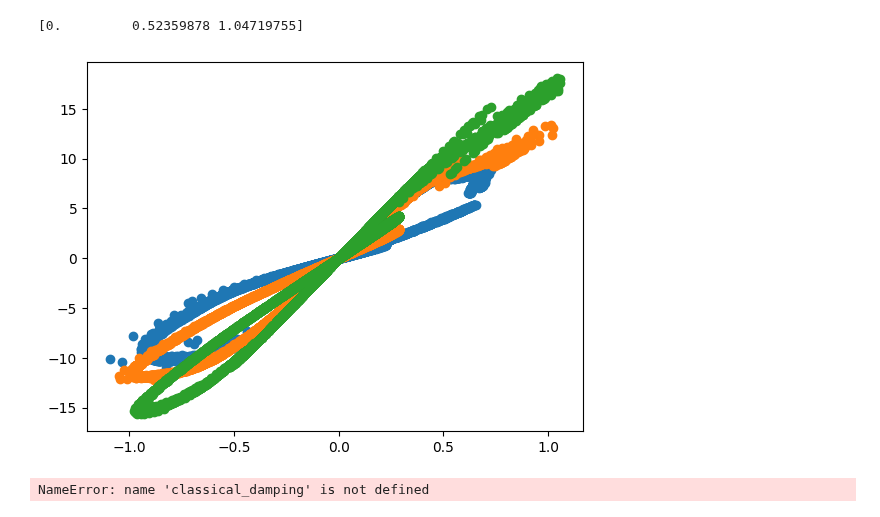
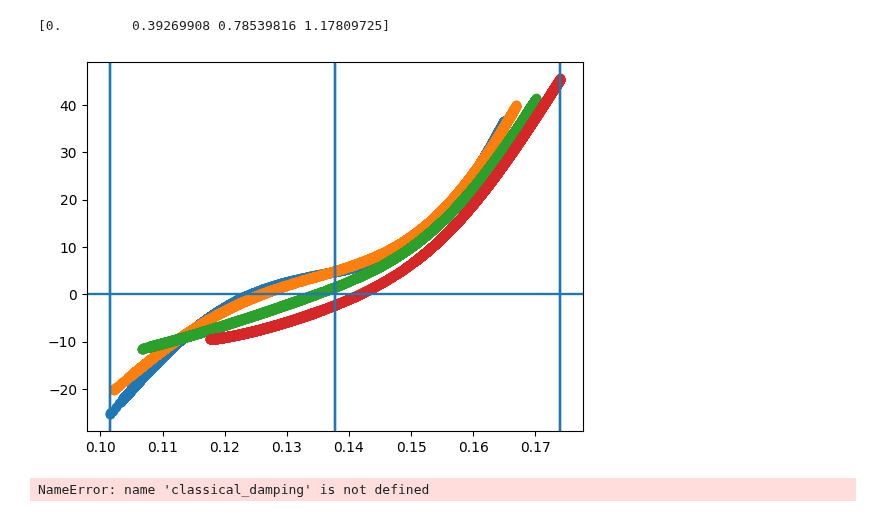
Before and after one commit to JGSuw/hsa_hopper_control, a Jupyter notebook: notebooks/aim2/hsa_model_analysis.ipynb, the cells around one changed output. Cells and saved outputs as stored; diff of their text form; code cells hidden in the pictures.

```diff
--- a/notebooks/aim2/hsa_model_analysis.ipynb
+++ b/notebooks/aim2/hsa_model_analysis.ipynb
@@ -148,7 +149,7 @@ def make_lstsq_data(model: HSAModel, actuator_model: dict, frame: pd.DataFrame):
     flight_grav = (dldx*9.81)
     m_cart = total_mass - actuator_model['m_foot']
     m_foot = actuator_model['m_foot']
-    b = tau
+    b[:] = tau[:]
     b -= m_cart*(mode == HopController._STANCE)*(stance_grav+stance_mdot)
     b -= m_foot*(mode == HopController._FLIGHT)*(flight_grav+flight_mdot)
     b -= actuator_model['J']*xddot
@@ -363,0 +445,20 @@ print(linear_model.b)
+# %%
+unique_psi = MASTER_DF['psi'].unique()
+N_l_basis = 3
+N_psi_basis = 3
+lmin = MASTER_DF['l_m'].min()
+lmax = MASTER_DF['l_m'].max()
+psi_min = MASTER_DF['psi'].min()
+psi_max = MASTER_DF['psi'].max()
+lvec = (lmax+lmin)/2 + (lmax-lmin)/2*np.cos(np.linspace(-np.pi,0,N_l_basis))
+psivec = (psi_max+psi_min)/2 + (psi_max-psi_min)/2*np.cos(np.linspace(-np.pi,0,N_psi_basis))
+y = np.zeros((N_psi_basis*N_l_basis,2))
+for i in range(psivec.size):
+    y[i*N_l_basis:(i+1)*N_l_basis,0] = lvec
+    y[i*N_l_basis:(i+1)*N_l_basis,1] = psivec[i]
+S = np.cov(y, rowvar=False)
+S = np.linalg.inv(S)
+a = 1
+nls_model = HSAModel(0,0,0,y,S,np.zeros(y.shape[0]),None,a,s)
+nls_result = governing_equation_lstsq(nls_model,actuator_model,0.,MASTER_DF)
+print(nls_result)
@@ -363,0 +519,13 @@ print(linear_model.b)
+# %%
+# e1 = linear_result['errors']
+e1 = errors
+e2 = nlsd_result.errors
+d = np.abs(e1) - np.abs(e2)
+xbar = np.average(d)
+s_xbar = np.std(d)/np.sqrt(d.size)
+t = xbar/s_xbar
+df = d.size-1
+print(xbar)
+print(s_xbar)
+print(t)
+print(df)
@@ -408,25 +596,25 @@ print(baz.std())
 # %%
 from matplotlib import pyplot as plt
 model = nlsd_model
 print(MASTER_DF['psi'].unique())
 for psi in MASTER_DF['psi'].unique():
     # frame = (MASTER_DF['hop_idx'] == 20) & (MASTER_DF['psi'] == psi)
     frame = (MASTER_DF['psi'] == psi)
     df = MASTER_DF.loc[frame,:]
     l = df['l_m'].to_numpy()
     ldot = df['ldot'].to_numpy()
     lddot = df['lddot'].to_numpy()
     t = df['t_s'].to_numpy()
     Fs = model.spring_force(l,psi)
     Fd = model.dissipation_force(l,ldot,psi)
-    # plt.scatter(l, model.spring_force(l,psi))
-    # plt.axhline()
-    # for i in range(model.y.shape[0]):
-    #     plt.axvline(model.y[i,0])
-    plt.scatter(ldot, ((Fd)))
+    plt.scatter(l, model.spring_force(l,psi))
+    plt.axhline()
+    for i in range(model.y.shape[0]):
+        plt.axvline(model.y[i,0])
+    # plt.scatter(ldot, ((Fd)))
 # %% [output]
-[0.         0.52359878 1.04719755]
+[0.         0.39269908 0.78539816 1.17809725]
-[figure, old version]
+[figure, new version]
 # %%
 # fit chi-squared distributions to models, packall information into dataframe for plotting
 import pandas as pd
```
Also changed, not shown: parts of 21 cells of this notebook, 3 other files.
